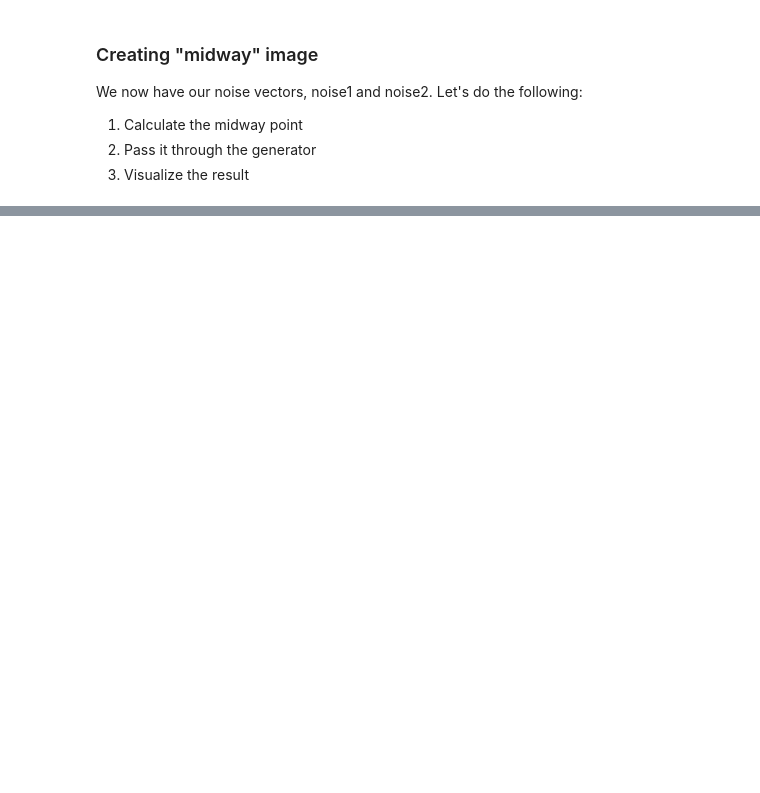
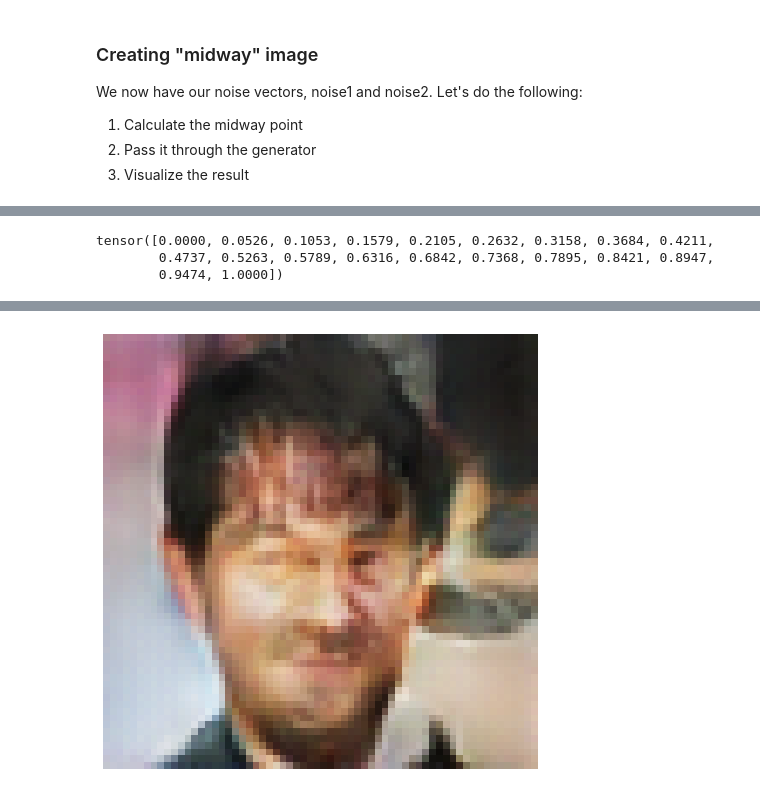
Before and after one commit to spetryk/ai4all2020, a Jupyter notebook: 2-Exploring the fake image space.ipynb, the cells around one changed output, grey strips where cells are left out. Drawn from its saved outputs; the diff is of its cells as text; code cells hidden in the pictures; blank space fills up the shorter version.

Commit message:
gif forwards and back for smooth latent interp

```diff
--- a/2-Exploring the fake image space.ipynb
+++ b/2-Exploring the fake image space.ipynb
@@ -75,0 +110,33 @@ plt.show()
+# %%
+num_frames = 20
+
+# Initialize frames to empty list. We'll add on to it each iteration of the loop.
+frames = []
+
+fractions = torch.linspace(start=0, end=1, steps=num_frames)
+print(fractions)
+
+for i in range(num_frames):
+    point = (1-fractions[i])*noise1 + fractions[i]*noise2
+    image = generator(point)
+    frames.append(image)
+# %% [output]
+tensor([0.0000, 0.0526, 0.1053, 0.1579, 0.2105, 0.2632, 0.3158, 0.3684, 0.4211,
+        0.4737, 0.5263, 0.5789, 0.6316, 0.6842, 0.7368, 0.7895, 0.8421, 0.8947,
+        0.9474, 1.0000])
+# %%
+# Visualize progression
+
+# Hack: to make gif go from A -> B -> A,
+# add a backwards list to the end of the list
+frames_viz = frames + frames[::-1][1:]
+
+#%%capture
+fig = plt.figure(figsize=(8,8))
+plt.axis("off")
+ims = [[plt.imshow(visualize(image[0].detach()), animated=True)] for image in frames_viz]
+ani = animation.ArtistAnimation(fig, ims, interval=100, repeat_delay=0, blit=True)
+ani.save('interpolation.gif', writer=LoopingPillowWriter(fps=20))
+
+HTML(ani.to_jshtml())
+# %% [output]
@@ -76,2 +144,3 @@ plt.show()
+[figure, added]
 # %% [markdown]
 ![vector image](resources/latent-image-example.png)
```
Also changed, not shown: parts of 6 cells of this notebook.
